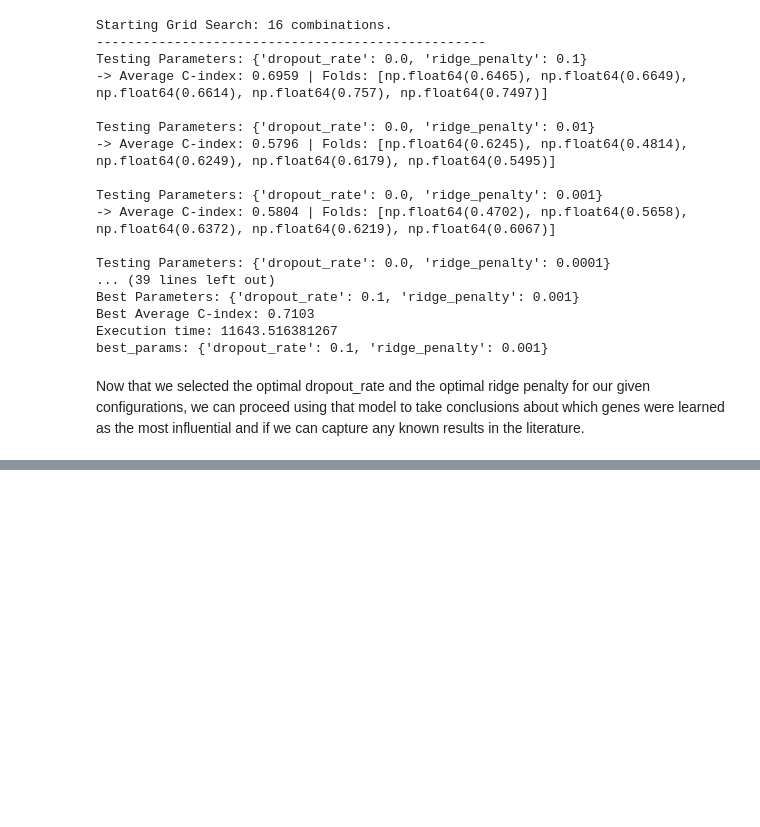
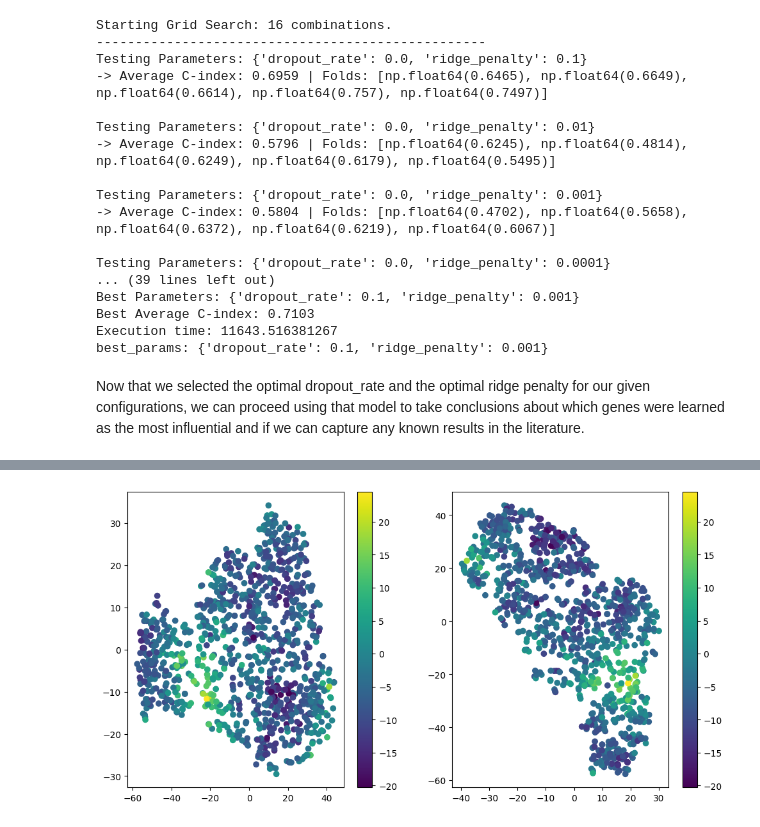
Before and after one commit to nhilariosilva/thetaflow_method_paper, a Jupyter notebook: TCGA-BRCA/Cox-nnet replication-KIRC.ipynb, the cells around one changed output, grey strips where cells are left out. Saved outputs shown, nothing was run; the diff lists cells and outputs as text; code cells hidden in the pictures; blank space fills up the shorter version.

```diff
--- a/TCGA-BRCA/Cox-nnet replication-KIRC.ipynb
+++ b/TCGA-BRCA/Cox-nnet replication-KIRC.ipynb
@@ -495,0 +651,8 @@ Now that we selected the optimal dropout_rate and the optimal ridge penalty for
+# %%
+tsne = TSNE(n_components = 2, perplexity = 30)
+top_20_contributions_tsne = tsne.fit_transform( hidden_activations[:,top_20_nodes_idx] )
+top_20_contributions_tsne
+
+tsne = TSNE(n_components = 2)
+top_20_contributions_pca = tsne.fit_transform( contributions[:,top_20_nodes_idx] )
+top_20_contributions_pca
@@ -495,0 +667,37 @@ Now that we selected the optimal dropout_rate and the optimal ridge penalty for
+# %%
+fig, ax = plt.subplots(nrows = 1, ncols = 2, figsize = (12,6))
+
+norm = mpl.colors.Normalize(
+    vmin = np.min(theta_predictions),
+    vmax = np.max(theta_predictions)
+)
+cmap = mpl.cm.viridis
+
+sc = ax[0].scatter(
+    top_20_contributions_tsne[:, 0],
+    top_20_contributions_tsne[:, 1],
+    c = theta_predictions,
+    cmap = cmap,
+    norm = norm
+)
+
+plt.colorbar(sc, ax = ax[0])
+
+norm = mpl.colors.Normalize(
+    vmin = np.min(theta_predictions),
+    vmax = np.max(theta_predictions)
+)
+cmap = mpl.cm.viridis
+
+sc = ax[1].scatter(
+    top_20_contributions_pca[:, 0],
+    top_20_contributions_pca[:, 1],
+    c = theta_predictions,
+    cmap = cmap,
+    norm = norm
+)
+
+plt.colorbar(sc, ax = ax[1])
+plt.show()
+# %% [output]
+[figure, added]
```
Also changed, not shown: parts of 17 cells of this notebook.
